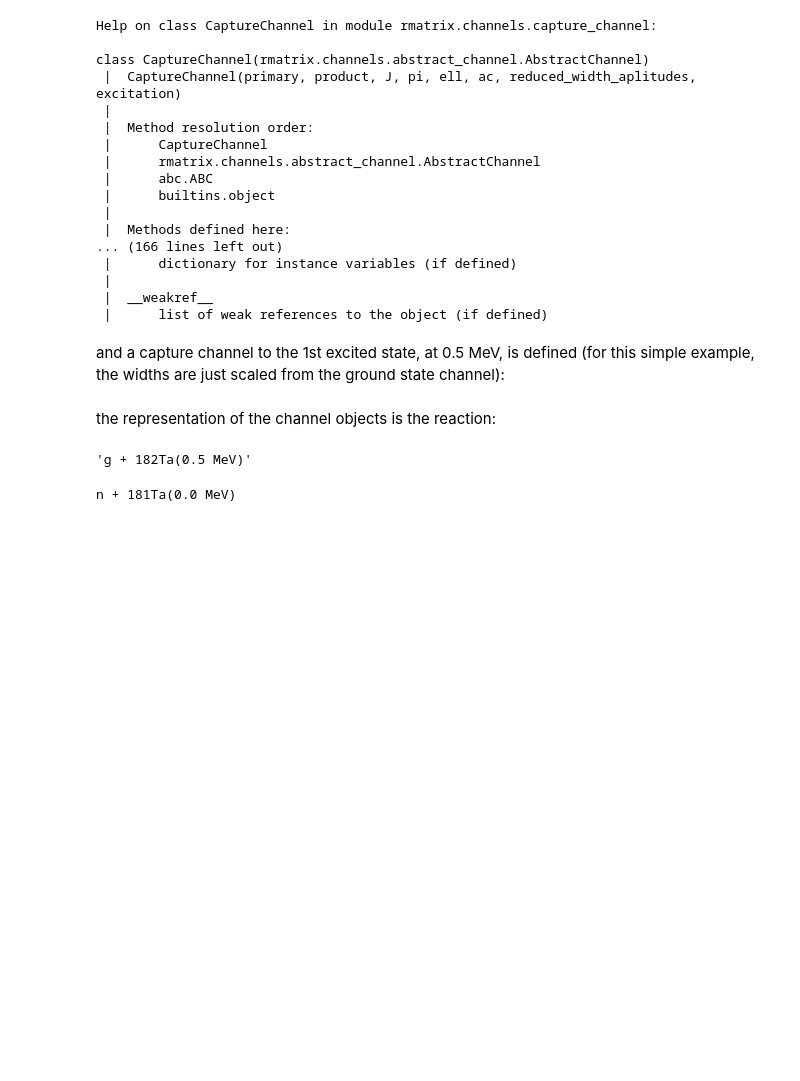
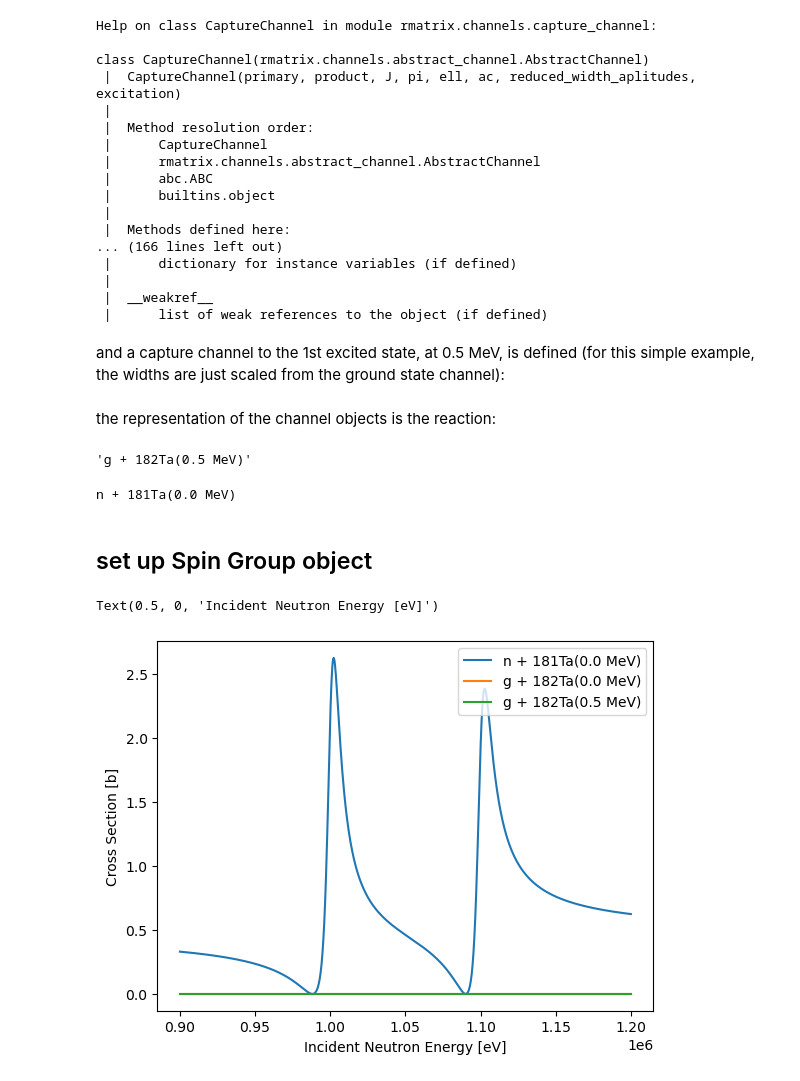
Before and after one commit to amlewis1578/rmatrix, a Jupyter notebook: docs/example.ipynb, the cells around one changed output. Cells and saved outputs as stored; diff of their text form; code cells hidden in the pictures; blank space fills up the shorter version.

```diff
--- a/docs/example.ipynb
+++ b/docs/example.ipynb
@@ -29,7 +31,7 @@ neutron = Particle('n',1,0)
 gamma = Particle('g',0,0)
 
 target = Particle("181Ta",181,73)
-compound = Particle("182Ta", 182,73, Sn='6.6e6')
+compound = Particle("182Ta", 182,73, Sn=6.6e6)
 # %% [markdown]
 A single elastic and two capture channels are defined
 # %%
@@ -112,3 +114,20 @@ str(capture_first)
 elastic
 # %% [output]
 n + 181Ta(0.0 MeV)
+# %% [markdown]
+## set up Spin Group object
+# %%
+res_energies = [1e6,1.1e6]
+energy_grid = np.linspace(0.9e6,1.2e6,1001)
+
+sg = SpinGroup(res_energies, elastic, [capture_ground, capture_first],energy_grid)
+# %%
+for channel in sg.channels:
+    plt.plot(sg.energy_grid, channel.cross_section, label=channel)
+
+plt.legend()
+plt.ylabel("Cross Section [b]")
+plt.xlabel("Incident Neutron Energy [eV]")
+# %% [output]
+Text(0.5, 0, 'Incident Neutron Energy [eV]')
+[figure, added]
```
Also changed, not shown: parts of 2 cells of this notebook, 5 other files.
